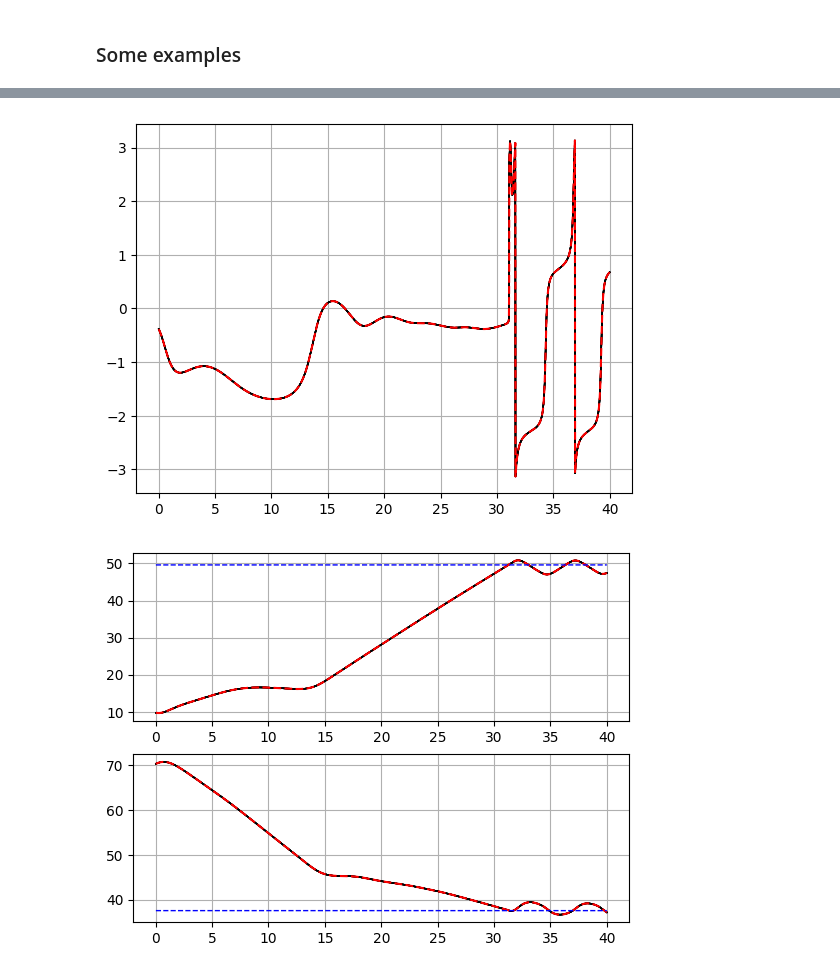
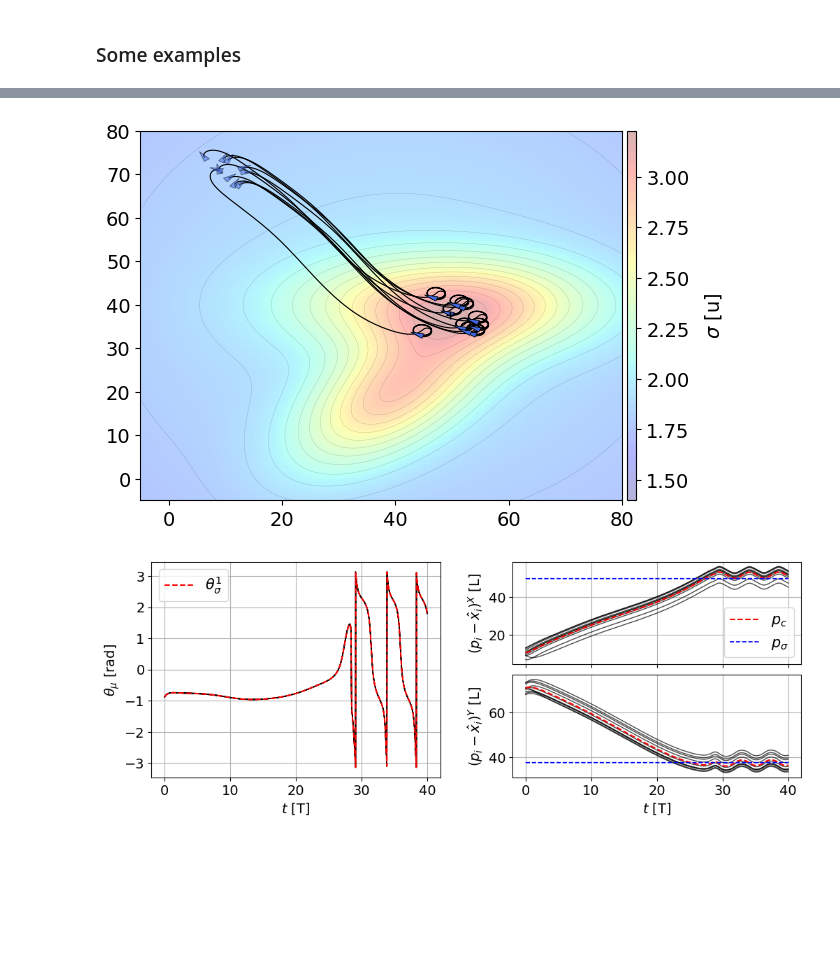
Before and after one commit to jesusBV20/source_seeking_distr, a Jupyter notebook: distributed_estimation.ipynb, the cells around one changed output, grey strips where cells are left out. Cells and saved outputs as stored; diff of their text form; code cells hidden in the pictures; blank space fills up the shorter version.

```diff
--- a/distributed_estimation.ipynb
+++ b/distributed_estimation.ipynb
@@ -436,7 +693,7 @@ sigma_field = sigma(sigma_func)
 dt = 1/60
 q0 = [p, 2, phi]
 
-sim = simulator(q0, Z, sigma_field, dt=dt, kc=1, kl=0.6, its_c=5, its_l=10)
+sim = simulator(q0, Z, sigma_field, dt=dt, kc=0.01, kl=0.4, its_c=3, its_l=10)
 
 # ----------------------------------------------------------------------
 # Execute the simulation given a desired final time stamp
@@ -482,38 +707,8 @@ for n in range(N):
-# %%
-# -- Plot the estimations during the whole simulation
-data_t = np.array(sim.data["t"])
-data_pc_hat = np.array(sim.data["pc_hat"])
-data_pc_comp = np.array(sim.data["pc_comp"])
-data_p_sigma = sim.sigma_field.mu
-data_mu = np.array(sim.data["mu"])
-data_mu_comp = np.array(sim.data["mu_comp"])
-
-psi_mu = np.arctan2(data_mu[:,:,1], data_mu[:,:,0])
-psi_mu_comp = np.arctan2(data_mu_comp[:,1], data_mu_comp[:,0])
-
-# mu estimation
-fig = plt.figure()
-ax = fig.subplots()
-ax.grid(True)
-
-ax.plot(data_t, psi_mu, c="k", alpha=0.7, lw=1)
-ax.plot(data_t, psi_mu_comp, c="r", ls="--")
-
-# centroid estimation
-fig = plt.figure()
-ax1, ax2 = fig.subplots(2,1)
-ax1.grid(True)
-ax2.grid(True)
-
-ax1.plot(data_t,data_pc_hat[:,:,0], c="k", alpha=0.7, lw=1)
-ax1.plot(data_t,data_pc_comp[:,0], c="r", ls="--")
-ax1.plot(data_t, np.ones_like(data_t)*data_p_sigma[0], c="b", ls="--", lw=1)
-
-ax2.plot(data_t,data_pc_hat[:,:,1], c="k", alpha=0.7, lw=1)
-ax2.plot(data_t,data_pc_comp[:,1], c="r", ls="--")
-ax2.plot(data_t, np.ones_like(data_t)*data_p_sigma[1], c="b", ls="--", lw=1)
-
-plt.show()
-# %% [output]
-[figure, removed]
-[figure, removed]
+# %%
+plotter_sim = plotter(sim)
+
+plotter_sim.plot_simulation()
+plotter_sim.plot_estimations()
+# %% [output]
+[figure, added]
+[figure, added]
```
Also changed, not shown: parts of 13 cells of this notebook, 2 other files.
